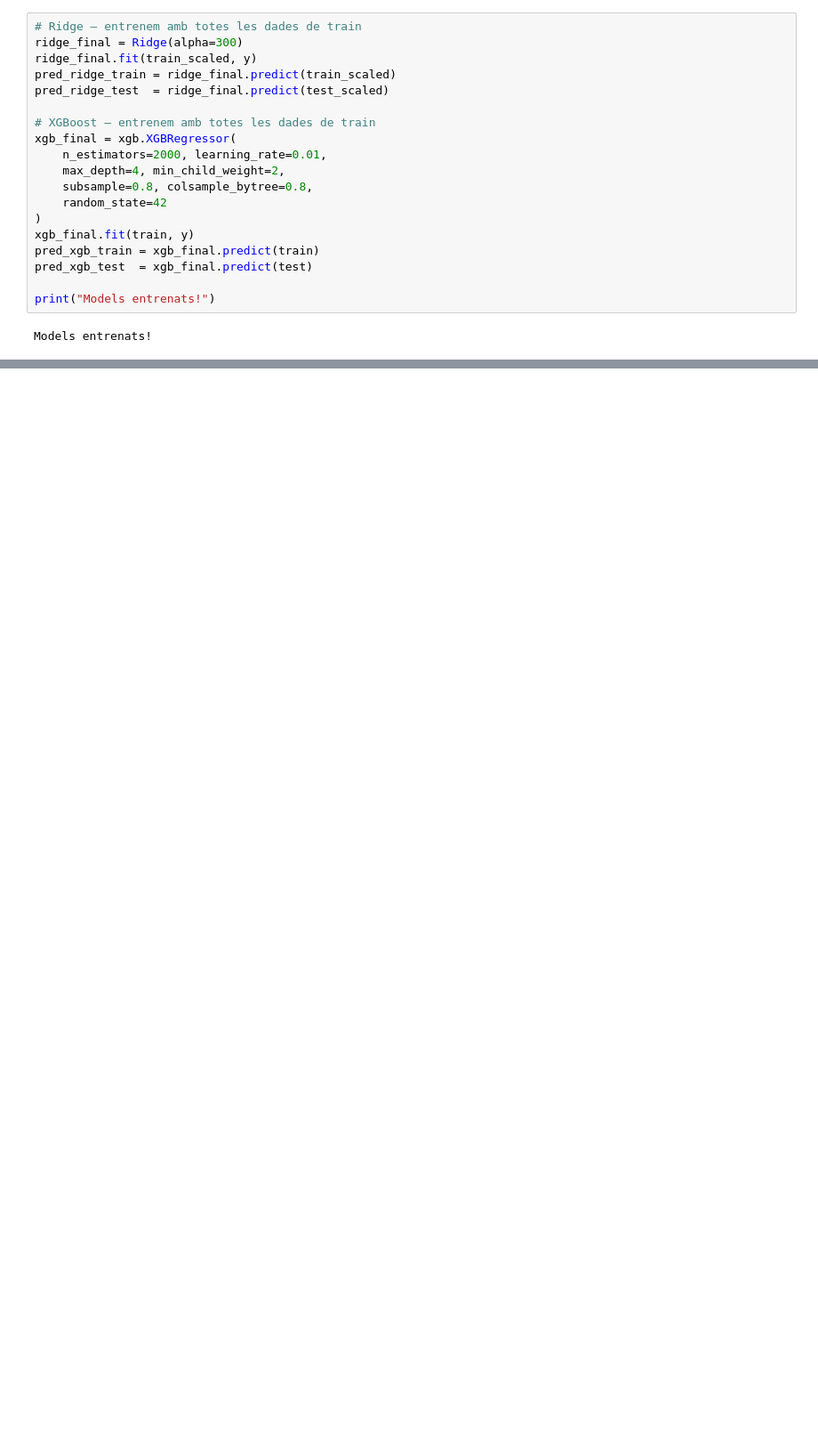
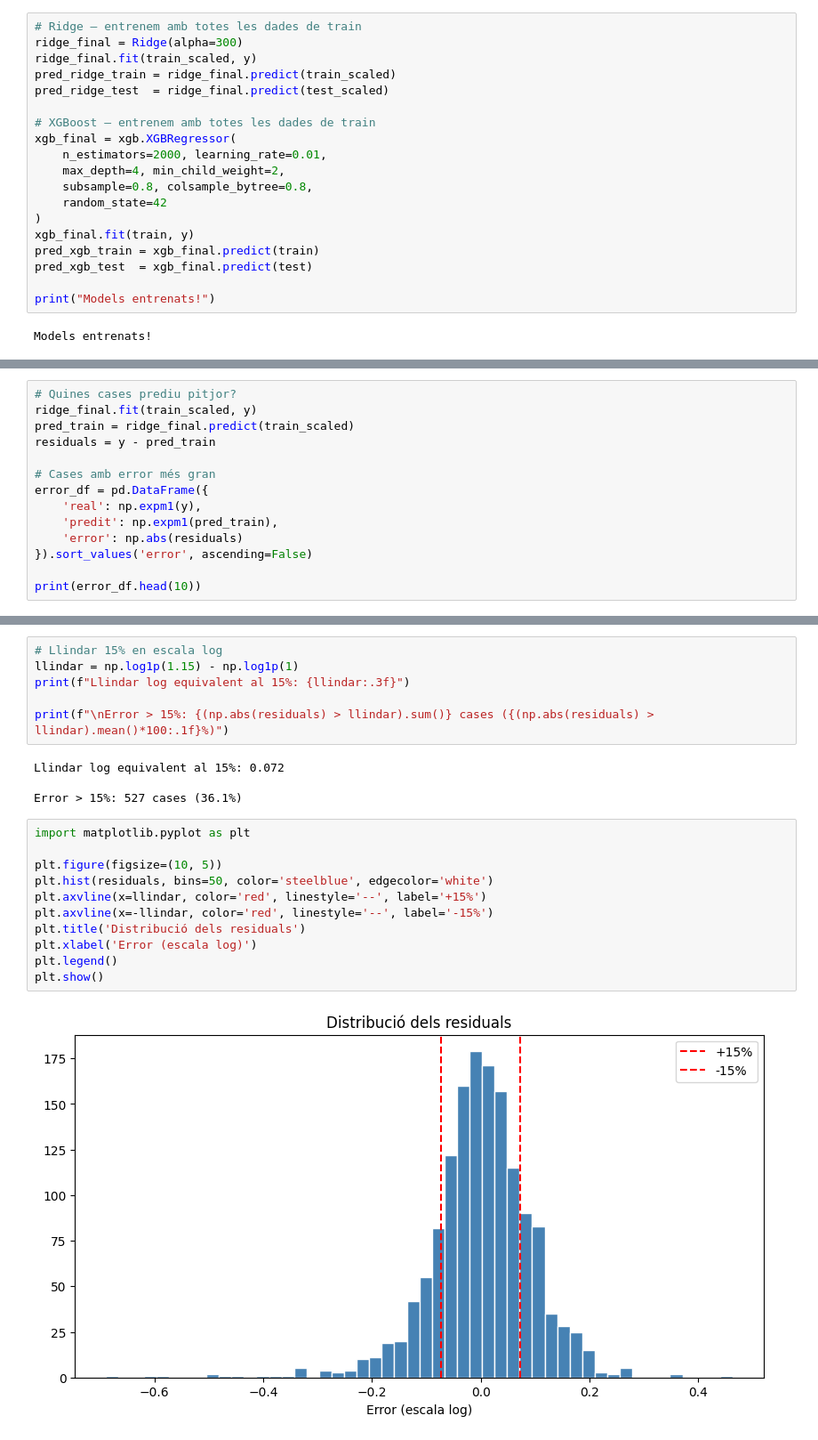
Before and after one commit to Carontsubs/kaggle-house-prices, a Jupyter notebook: notebooks/04_models.ipynb, the cells around one changed output, grey strips where cells are left out. Shown at 89% size. Drawn from its saved outputs; the diff is of its cells as text; blank space fills up the shorter version.

```diff
--- a/notebooks/04_models.ipynb
+++ b/notebooks/04_models.ipynb
@@ -233,0 +261,14 @@ Blend 3 models CV log-RMSE: 0.1109 ± 0.0079
+# %%
+# Quines cases prediu pitjor?
+ridge_final.fit(train_scaled, y)
+pred_train = ridge_final.predict(train_scaled)
+residuals = y - pred_train
+
+# Cases amb error més gran
+error_df = pd.DataFrame({
+    'real': np.expm1(y),
+    'predit': np.expm1(pred_train),
+    'error': np.abs(residuals)
+}).sort_values('error', ascending=False)
+
+print(error_df.head(10))
@@ -233,0 +320,23 @@ Blend 3 models CV log-RMSE: 0.1109 ± 0.0079
+# %%
+# Llindar 15% en escala log
+llindar = np.log1p(1.15) - np.log1p(1)
+print(f"Llindar log equivalent al 15%: {llindar:.3f}")
+
+print(f"\nError > 15%: {(np.abs(residuals) > llindar).sum()} cases ({(np.abs(residuals) > llindar).mean()*100:.1f}%)")
+# %% [output]
+Llindar log equivalent al 15%: 0.072
+
+Error > 15%: 527 cases (36.1%)
+# %%
+import matplotlib.pyplot as plt
+
+plt.figure(figsize=(10, 5))
+plt.hist(residuals, bins=50, color='steelblue', edgecolor='white')
+plt.axvline(x=llindar, color='red', linestyle='--', label='+15%')
+plt.axvline(x=-llindar, color='red', linestyle='--', label='-15%')
+plt.title('Distribució dels residuals')
+plt.xlabel('Error (escala log)')
+plt.legend()
+plt.show()
+# %% [output]
+[figure, added]
```
Also changed, not shown: parts of 18 cells of this notebook, 3 other files.
